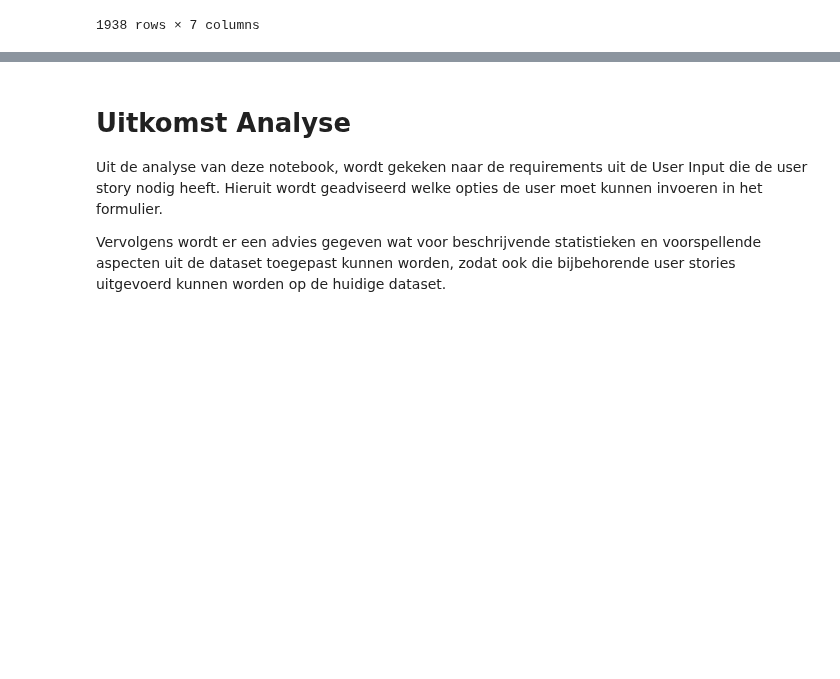
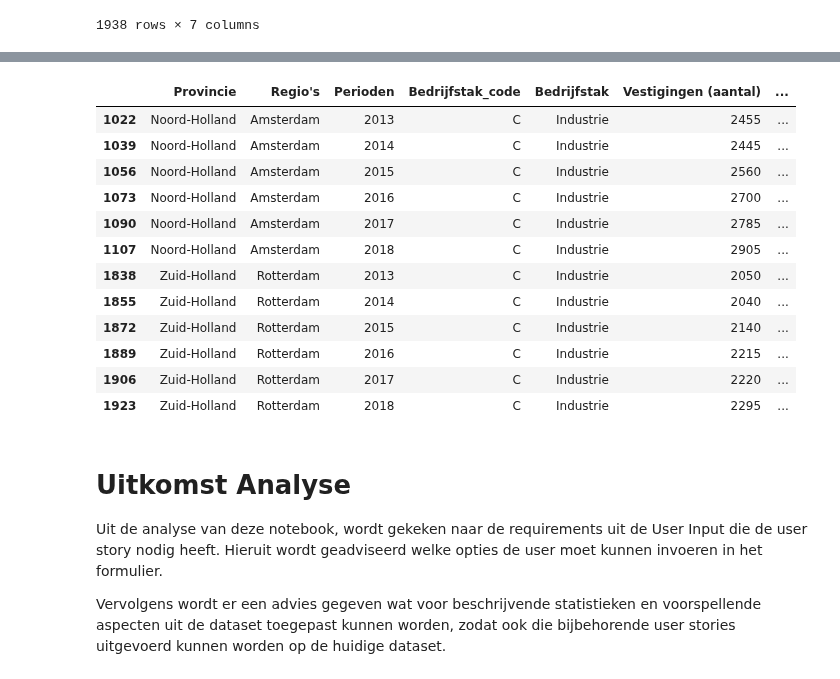
Before and after one commit to BramblePie/FlaskReact, a Jupyter notebook: flask-backend/werkgelegenheid_joey.ipynb, the cells around one changed output, grey strips where cells are left out. Saved outputs shown, nothing was run; the diff lists cells and outputs as text; code cells hidden in the pictures; blank space fills up the shorter version.

```diff
--- a/flask-backend/werkgelegenheid_joey.ipynb
+++ b/flask-backend/werkgelegenheid_joey.ipynb
@@ -425,0 +409,12 @@ resultaat
+# %%
+splitten_bedrijfstak = werkgelegenheid_groupby_index["Bedrijfstakken/branches SBI 2008"].str.split(" ", n=1, expand=True)
+
+samenvoegen_df = pd.merge(werkgelegenheid_groupby_index, splitten_bedrijfstak, left_index=True, right_index=True)
+
+samenvoegen_df.rename(columns={0:'Bedrijfstak_code', 1:'Bedrijfstak'}, inplace=True)
+
+werkgelegenheid_geprept = movecol(samenvoegen_df, cols_to_move=['Bedrijfstak_code', 'Bedrijfstak'], ref_col="Perioden", place='After')
+
+werkgelegenheid_df= werkgelegenheid_geprept.drop(columns='Bedrijfstakken/branches SBI 2008')
+
+werkgelegenheid_df
@@ -426,3 +435,20 @@ resultaat
+# %%
+resultaat = werkgelegenheid_df.loc[((werkgelegenheid_df["Bedrijfstak_code"] == 'C') & (werkgelegenheid_df["Vestigingen Klasse"] == 'Hoog'))]
+resultaat
+# %% [output]
+|  | Provincie | Regio's | Perioden | Bedrijfstak_code | Bedrijfstak | Vestigingen (aantal) | ... |
+| 1022 | Noord-Holland | Amsterdam | 2013 | C | Industrie | 2455 | ... |
+| 1039 | Noord-Holland | Amsterdam | 2014 | C | Industrie | 2445 | ... |
+| 1056 | Noord-Holland | Amsterdam | 2015 | C | Industrie | 2560 | ... |
+| 1073 | Noord-Holland | Amsterdam | 2016 | C | Industrie | 2700 | ... |
+| 1090 | Noord-Holland | Amsterdam | 2017 | C | Industrie | 2785 | ... |
+| 1107 | Noord-Holland | Amsterdam | 2018 | C | Industrie | 2905 | ... |
+| 1838 | Zuid-Holland | Rotterdam | 2013 | C | Industrie | 2050 | ... |
+| 1855 | Zuid-Holland | Rotterdam | 2014 | C | Industrie | 2040 | ... |
+| 1872 | Zuid-Holland | Rotterdam | 2015 | C | Industrie | 2140 | ... |
+| 1889 | Zuid-Holland | Rotterdam | 2016 | C | Industrie | 2215 | ... |
+| 1906 | Zuid-Holland | Rotterdam | 2017 | C | Industrie | 2220 | ... |
+| 1923 | Zuid-Holland | Rotterdam | 2018 | C | Industrie | 2295 | ... |
 # %% [markdown]
 # Uitkomst Analyse
 
```
Also changed, not shown: parts of 2 cells of this notebook, 2 other files.
